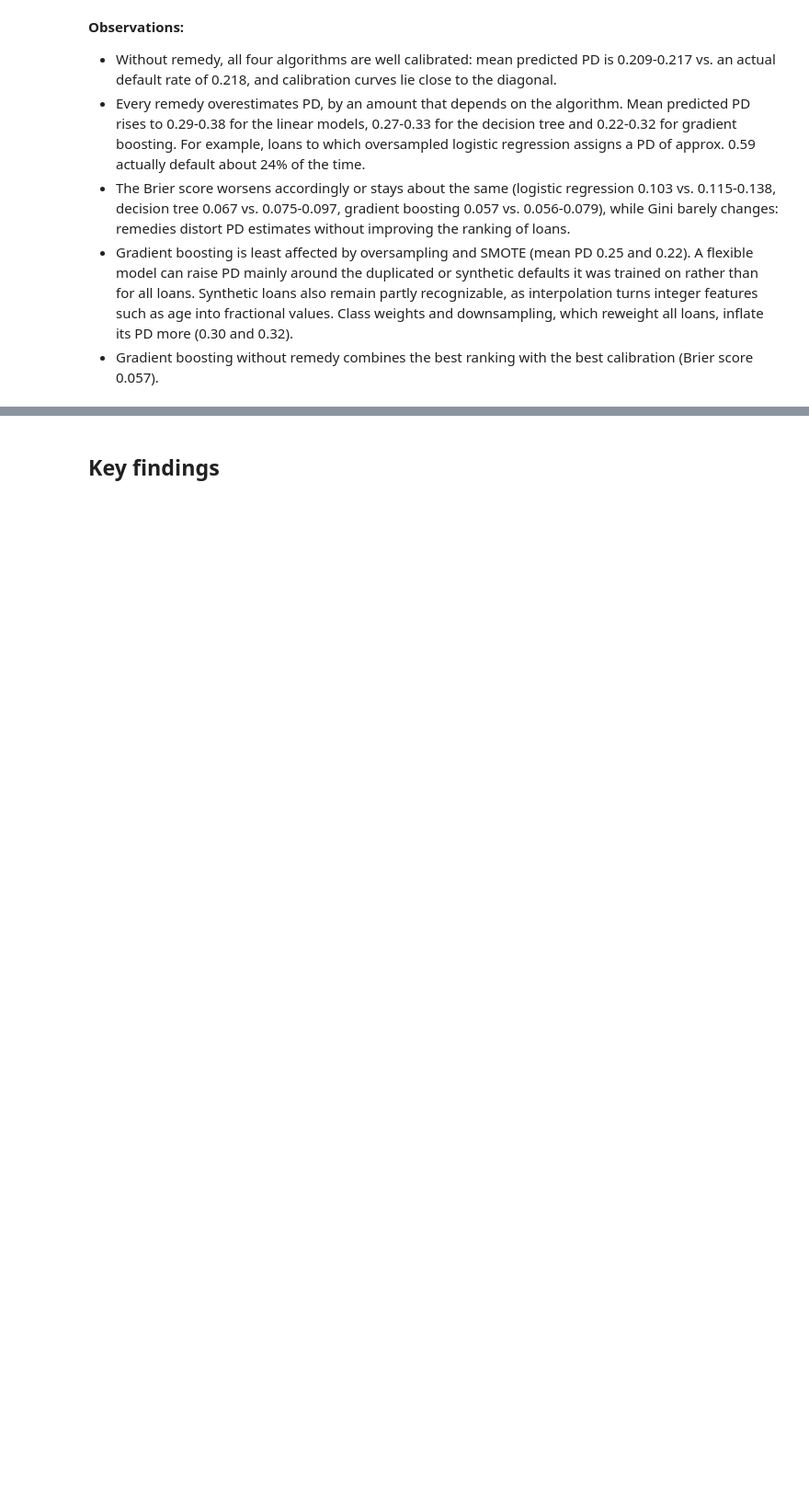
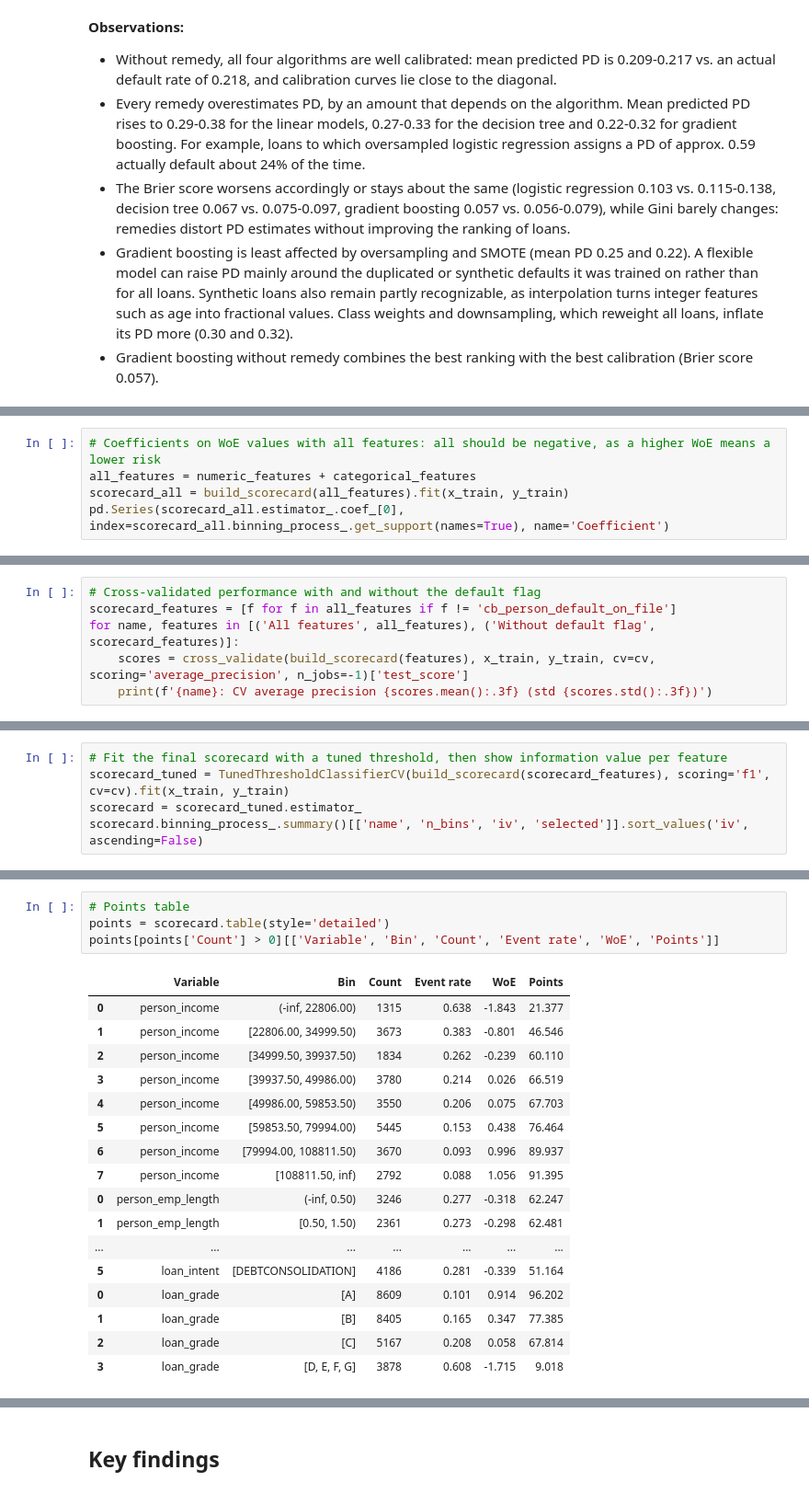
Before and after one commit to DamienMuller/Credit-default-prediction, a Jupyter notebook: Loan_prediction.ipynb, the cells around one changed output, grey strips where cells are left out. Shown at 92% size. Saved outputs shown, nothing was run; the diff lists cells and outputs as text; blank space fills up the shorter version.

```diff
--- a/Loan_prediction.ipynb
+++ b/Loan_prediction.ipynb
@@ -738,0 +790,5 @@ plt.show()
+# %%
+# Coefficients on WoE values with all features: all should be negative, as a higher WoE means a lower risk
+all_features = numeric_features + categorical_features
+scorecard_all = build_scorecard(all_features).fit(x_train, y_train)
+pd.Series(scorecard_all.estimator_.coef_[0], index=scorecard_all.binning_process_.get_support(names=True), name='Coefficient')
@@ -738,0 +806,6 @@ plt.show()
+# %%
+# Cross-validated performance with and without the default flag
+scorecard_features = [f for f in all_features if f != 'cb_person_default_on_file']
+for name, features in [('All features', all_features), ('Without default flag', scorecard_features)]:
+    scores = cross_validate(build_scorecard(features), x_train, y_train, cv=cv, scoring='average_precision', n_jobs=-1)['test_score']
+    print(f'{name}: CV average precision {scores.mean():.3f} (std {scores.std():.3f})')
@@ -738,0 +815,5 @@ plt.show()
+# %%
+# Fit the final scorecard with a tuned threshold, then show information value per feature
+scorecard_tuned = TunedThresholdClassifierCV(build_scorecard(scorecard_features), scoring='f1', cv=cv).fit(x_train, y_train)
+scorecard = scorecard_tuned.estimator_
+scorecard.binning_process_.summary()[['name', 'n_bins', 'iv', 'selected']].sort_values('iv', ascending=False)
@@ -738,0 +832,22 @@ plt.show()
+# %%
+# Points table
+points = scorecard.table(style='detailed')
+points[points['Count'] > 0][['Variable', 'Bin', 'Count', 'Event rate', 'WoE', 'Points']]
+# %% [output]
+|  | Variable | Bin | Count | Event rate | WoE | Points |
+| 0 | person_income | (-inf, 22806.00) | 1315 | 0.638 | -1.843 | 21.377 |
+| 1 | person_income | [22806.00, 34999.50) | 3673 | 0.383 | -0.801 | 46.546 |
+| 2 | person_income | [34999.50, 39937.50) | 1834 | 0.262 | -0.239 | 60.110 |
+| 3 | person_income | [39937.50, 49986.00) | 3780 | 0.214 | 0.026 | 66.519 |
+| 4 | person_income | [49986.00, 59853.50) | 3550 | 0.206 | 0.075 | 67.703 |
+| 5 | person_income | [59853.50, 79994.00) | 5445 | 0.153 | 0.438 | 76.464 |
+| 6 | person_income | [79994.00, 108811.50) | 3670 | 0.093 | 0.996 | 89.937 |
+| 7 | person_income | [108811.50, inf) | 2792 | 0.088 | 1.056 | 91.395 |
+| 0 | person_emp_length | (-inf, 0.50) | 3246 | 0.277 | -0.318 | 62.247 |
+| 1 | person_emp_length | [0.50, 1.50) | 2361 | 0.273 | -0.298 | 62.481 |
+| ... | ... | ... | ... | ... | ... | ... |
+| 5 | loan_intent | [DEBTCONSOLIDATION] | 4186 | 0.281 | -0.339 | 51.164 |
+| 0 | loan_grade | [A] | 8609 | 0.101 | 0.914 | 96.202 |
+| 1 | loan_grade | [B] | 8405 | 0.165 | 0.347 | 77.385 |
+| 2 | loan_grade | [C] | 5167 | 0.208 | 0.058 | 67.814 |
+| 3 | loan_grade | [D, E, F, G] | 3878 | 0.608 | -1.715 | 9.018 |
```
Also changed, not shown: parts of 11 cells of this notebook, 15 other files.
